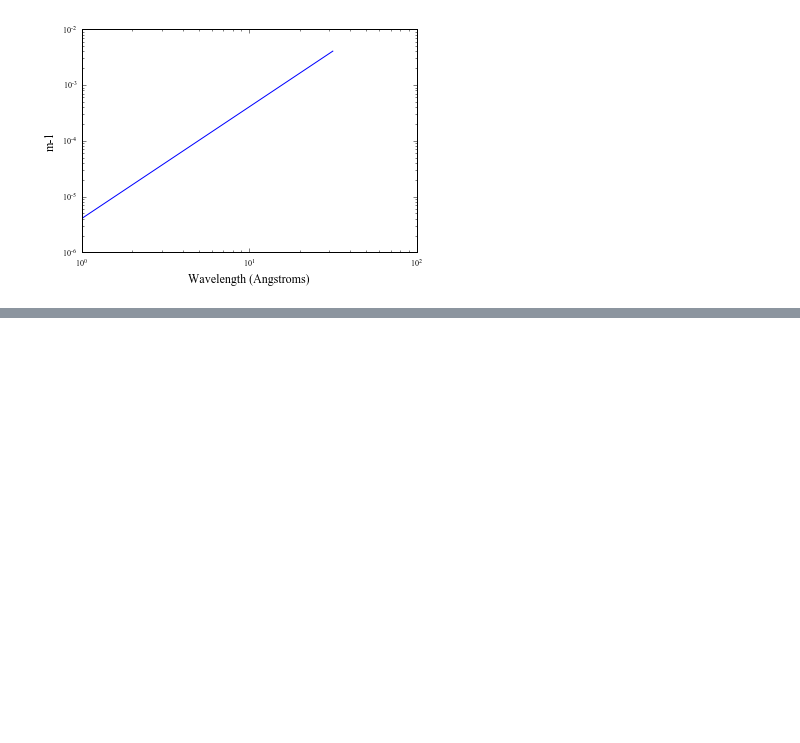
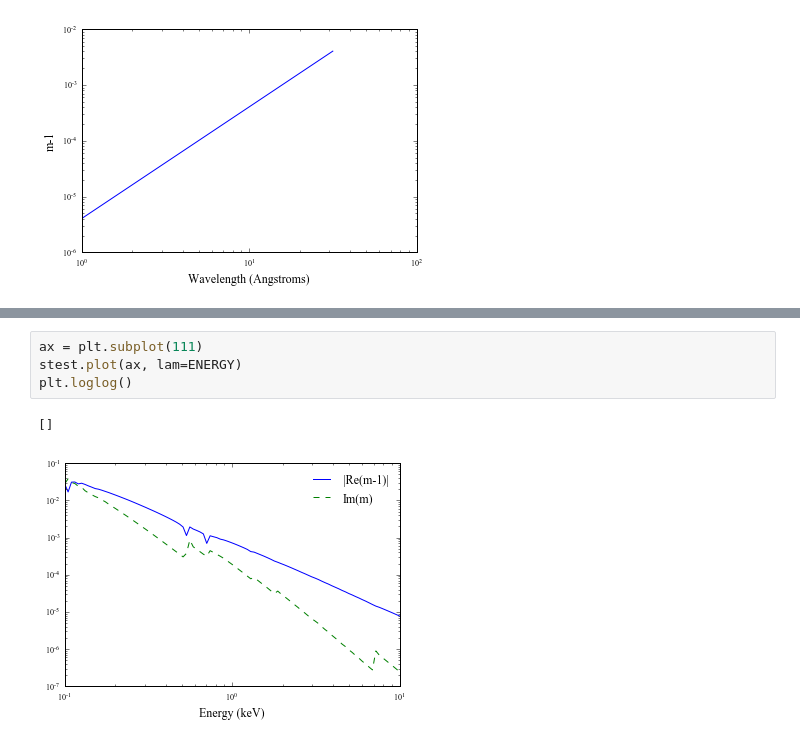
Before and after one commit to eblur/newdust, a Jupyter notebook: examples/plot_cmindex.ipynb, the cells around one changed output, grey strips where cells are left out. Saved outputs shown, nothing was run; the diff lists cells and outputs as text; blank space fills up the shorter version.

```diff
--- a/examples/plot_cmindex.ipynb
+++ b/examples/plot_cmindex.ipynb
@@ -26,0 +36,7 @@ plt.loglog()
+# %%
+ax = plt.subplot(111)
+stest.plot(ax, lam=ENERGY)
+plt.loglog()
+# %% [output]
+[]
+[figure, added]
```
Also changed, not shown: parts of 3 cells of this notebook, 4 other files.
